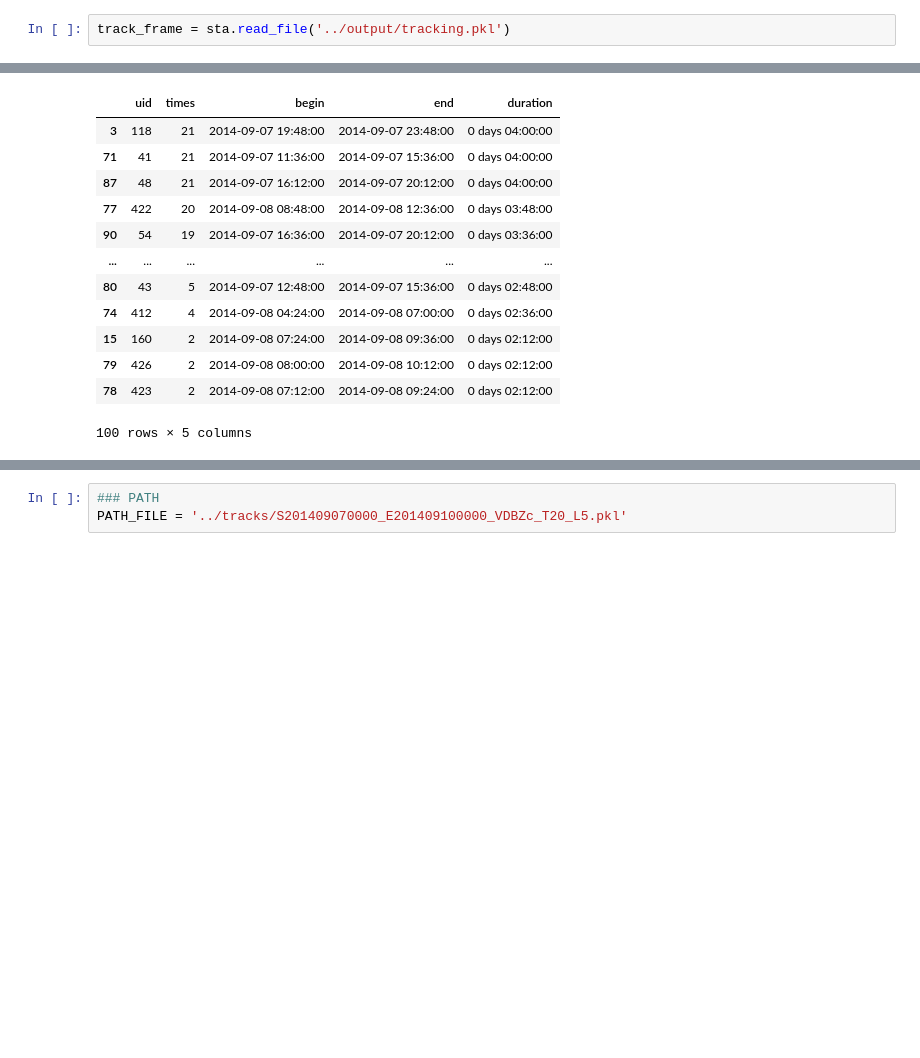
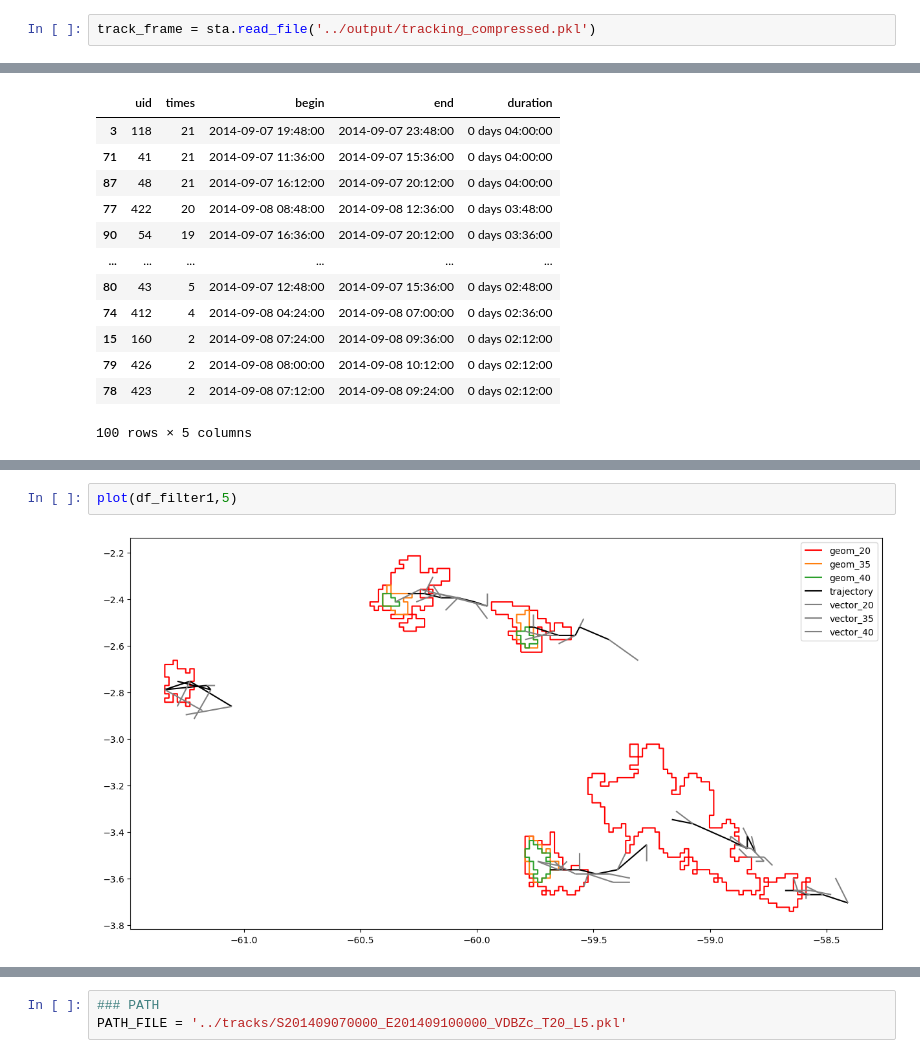
Before and after one commit to helvecioneto/stanalyzer, a Jupyter notebook: docs/Example_01.ipynb, the cells around one changed output, grey strips where cells are left out. Drawn from its saved outputs; the diff is of its cells as text; blank space fills up the shorter version.

Commit message:
Plot function in Notebook, Geometry translation

```diff
--- a/docs/Example_01.ipynb
+++ b/docs/Example_01.ipynb
@@ -42,5 +46,5 @@ The autoreload extension is already loaded. To reload it, use:
 # %%
-track_frame = sta.read_file('../output/tracking.pkl')
+track_frame = sta.read_file('../output/tracking_compressed.pkl')
 # %%
 track_frame.head()
 # %% [output]
@@ -116,0 +167,4 @@ df_filter1.query('uid == 118')
+# %%
+plot(df_filter1,5)
+# %% [output]
+[figure, added]
```
Also changed, not shown: parts of 15 cells of this notebook, 2 other files.
